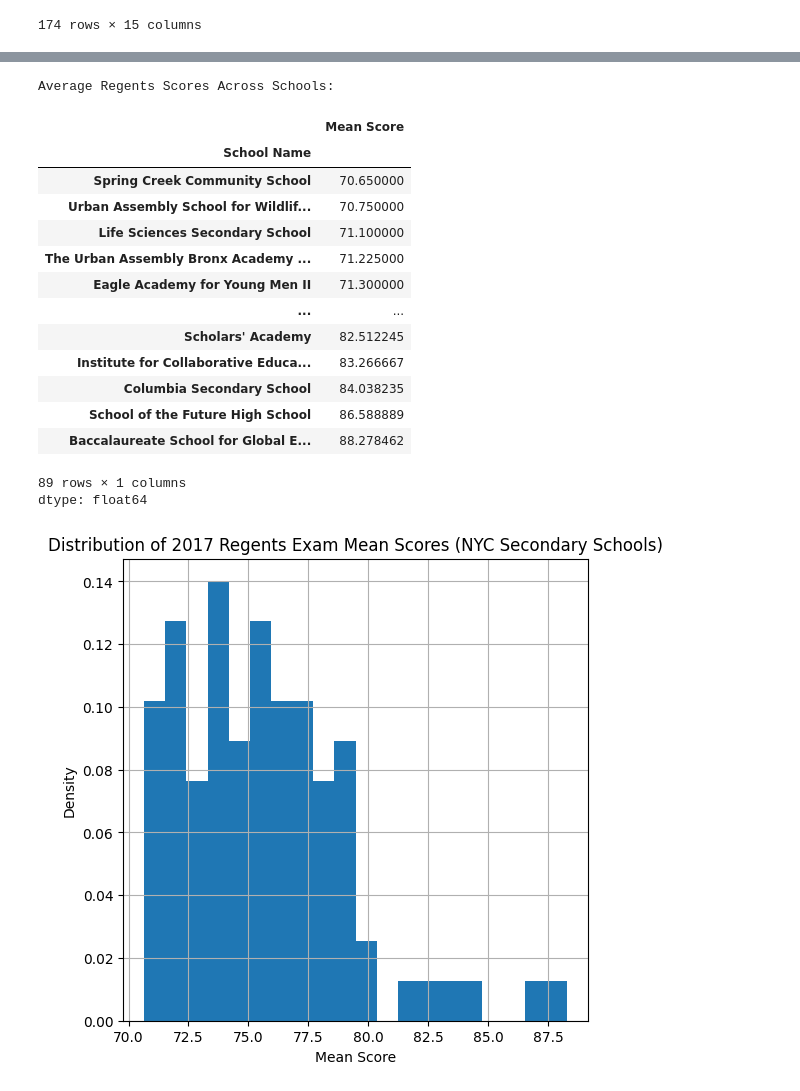
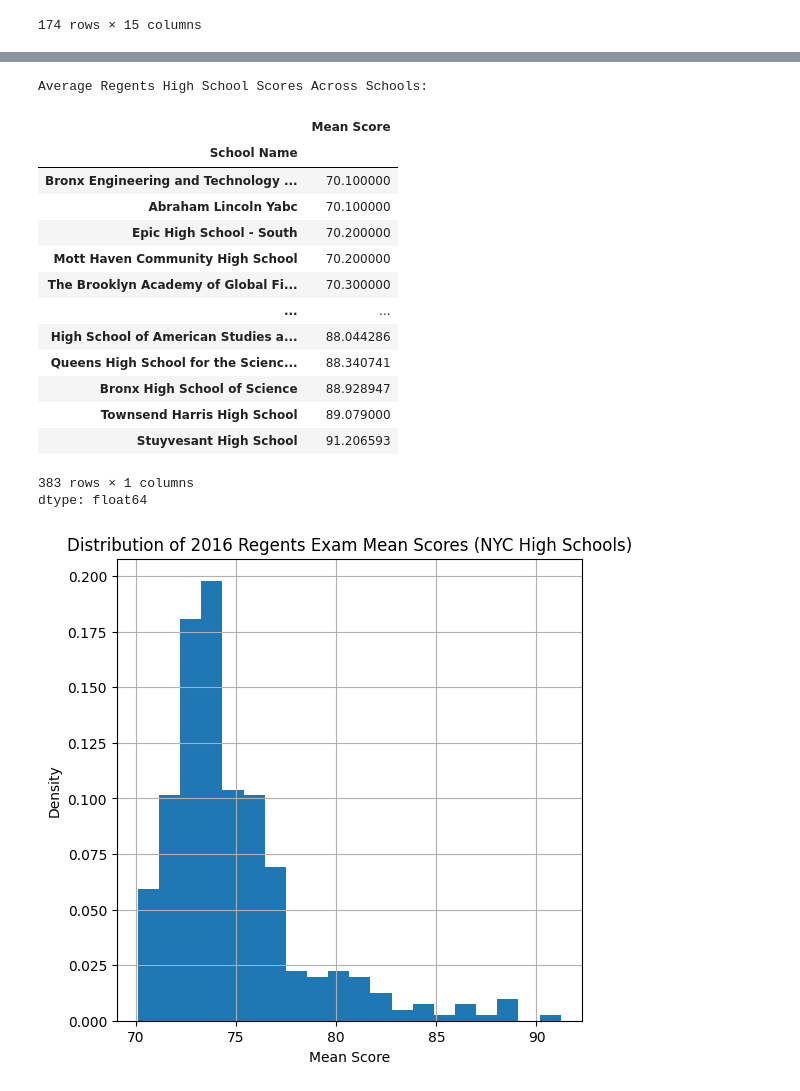
Before and after one commit to madfrantic/helloworld, a Jupyter notebook: project01b.ipynb, the cells around one changed output, grey strips where cells are left out. Cells and saved outputs as stored; diff of their text form; code cells hidden in the pictures.

```diff
--- a/project01b.ipynb
+++ b/project01b.ipynb
@@ -168,10 +168,10 @@ plt.show()
 schools = schools[schools["Mean Score"] != "s"].copy()
 
 # Restrict to secondary schools only
-schools = schools[schools["School Level"] == "Secondary School"]
+schools = schools[schools["School Level"] == "High school"]
 
 # Restrict to 2017 only
-schools = schools[schools["Year"].astype(str) == "2017"]
+schools = schools[schools["Year"].astype(str) == "2016"]
 
 # Convert Mean Score to float
 schools["Mean Score"] = schools["Mean Score"].astype(float)
@@ -182,32 +182,32 @@ schools = schools[schools["Mean Score"] > 70].copy()
 # Compute mean score for each school
 schools_avg = schools.groupby("School Name")["Mean Score"].mean().sort_values()
 
-print("\nAverage Regents Scores Across Schools:")
+print("\nAverage Regents High School Scores Across Schools:")
 display(schools_avg)
 # %% [output]
-Average Regents Scores Across Schools:
+Average Regents High School Scores Across Schools:
 |  | Mean Score |
 | School Name |  |
-| Spring Creek Community School | 70.650000 |
-| Urban Assembly School for Wildlif... | 70.750000 |
-| Life Sciences Secondary School | 71.100000 |
-| The Urban Assembly Bronx Academy ... | 71.225000 |
-| Eagle Academy for Young Men II | 71.300000 |
+| Bronx Engineering and Technology ... | 70.100000 |
+| Abraham Lincoln Yabc | 70.100000 |
+| Epic High School - South | 70.200000 |
+| Mott Haven Community High School | 70.200000 |
+| The Brooklyn Academy of Global Fi... | 70.300000 |
 | ... | ... |
-| Scholars' Academy | 82.512245 |
-| Institute for Collaborative Educa... | 83.266667 |
-| Columbia Secondary School | 84.038235 |
-| School of the Future High School | 86.588889 |
-| Baccalaureate School for Global E... | 88.278462 |
+| High School of American Studies a... | 88.044286 |
+| Queens High School for the Scienc... | 88.340741 |
+| Bronx High School of Science | 88.928947 |
+| Townsend Harris High School | 89.079000 |
+| Stuyvesant High School | 91.206593 |
-89 rows × 1 columns
+383 rows × 1 columns
 dtype: float64
 # %%
 plt.figure(figsize=(6,6))
 plt.hist(schools_avg, bins=20, density=True)
-plt.title("Distribution of 2017 Regents Exam Mean Scores (NYC Secondary Schools)")
+plt.title("Distribution of 2016 Regents Exam Mean Scores (NYC High Schools)")
 plt.xlabel("Mean Score")
 plt.ylabel("Density")
 plt.grid(True)
 plt.show()
 # %% [output]
-[figure, old version]
+[figure, new version]
```
Also changed, not shown: parts of 7 cells of this notebook.
